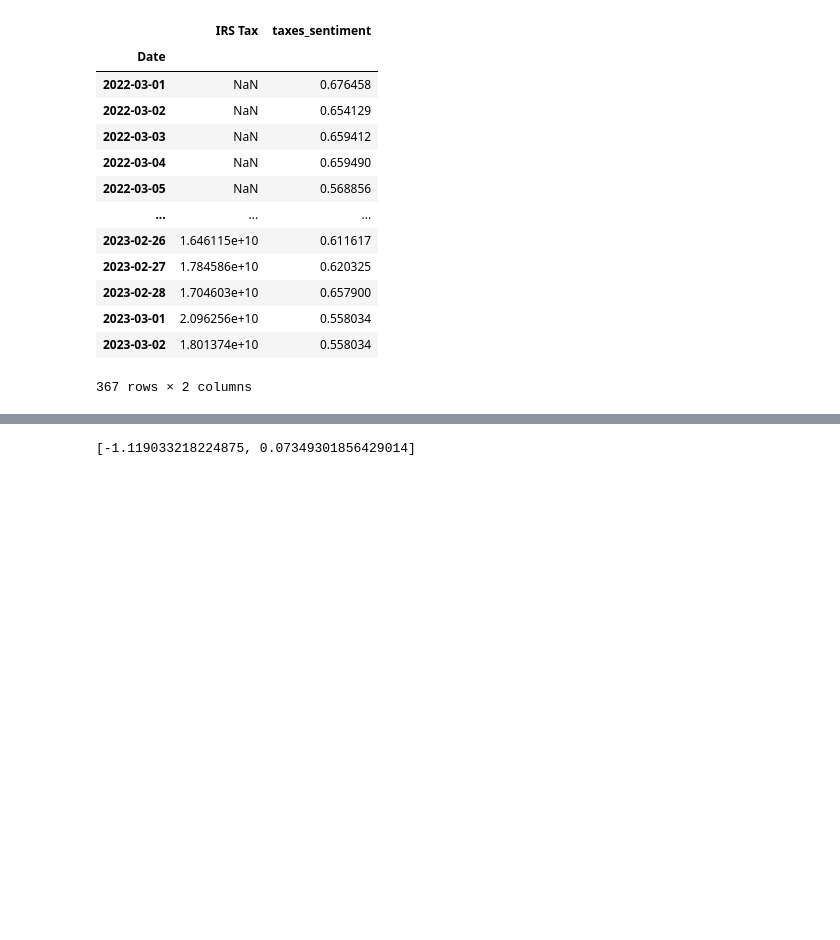
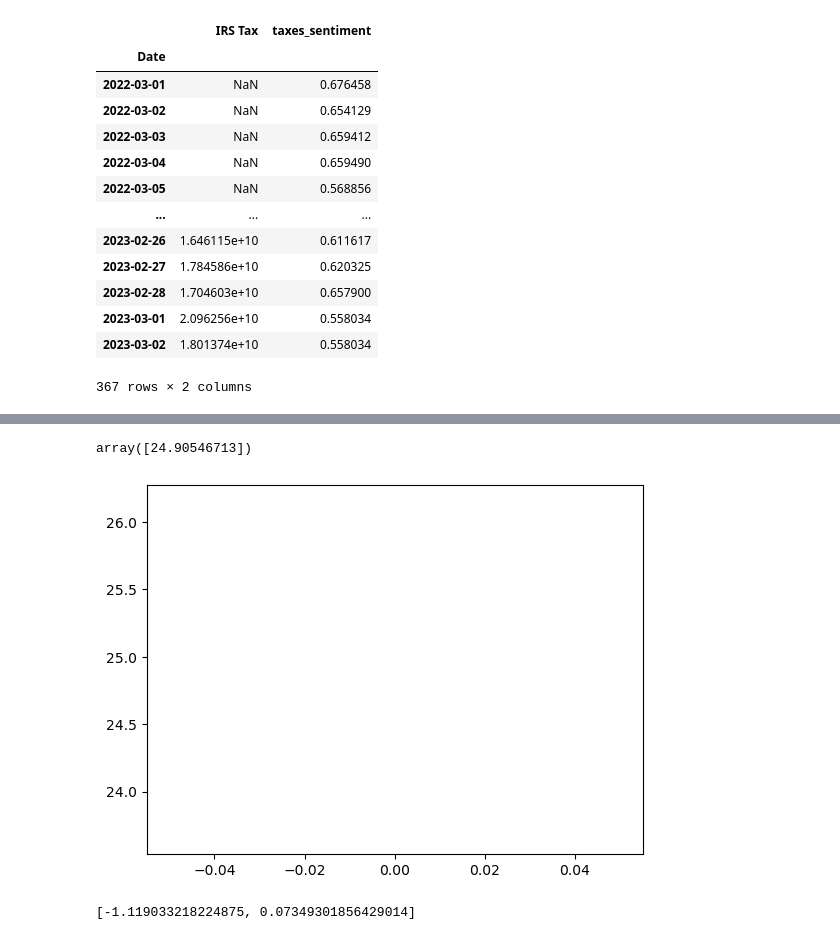
Before and after one commit to danielosetiawan/NLP_sentiment_analysis, a Jupyter notebook: Plotly - Sentiment v. Stock & Topics.ipynb, the cells around one changed output, grey strips where cells are left out. Cells and saved outputs as stored; diff of their text form; code cells hidden in the pictures; blank space fills up the shorter version.

```diff
--- a/Plotly - Sentiment v. Stock & Topics.ipynb
+++ b/Plotly - Sentiment v. Stock & Topics.ipynb
@@ -535,3 +644,24 @@ topic_granger_causality('taxes', 'GDP')
+# %%
+np.correlate()
+# %% [output]
+array([24.90546713])
+# %%
+import numpy as np
+
+# generate two random time series
+ts1 = np.random.rand(100)
+ts2 = np.random.rand(100)
+
+# compute cross-correlation with a lag of 5
+lag = 5
+corr = np.correlate(ts1, np.roll(ts2, -lag), mode='valid')
+
+# plot the cross-correlation
+import matplotlib.pyplot as plt
+plt.plot(corr)
+plt.show()
+# %% [output]
+[figure, added]
 # %%
 coefs = []
 compare_to = 'GDP'
```
Also changed, not shown: parts of 9 cells of this notebook, 29 other files.
